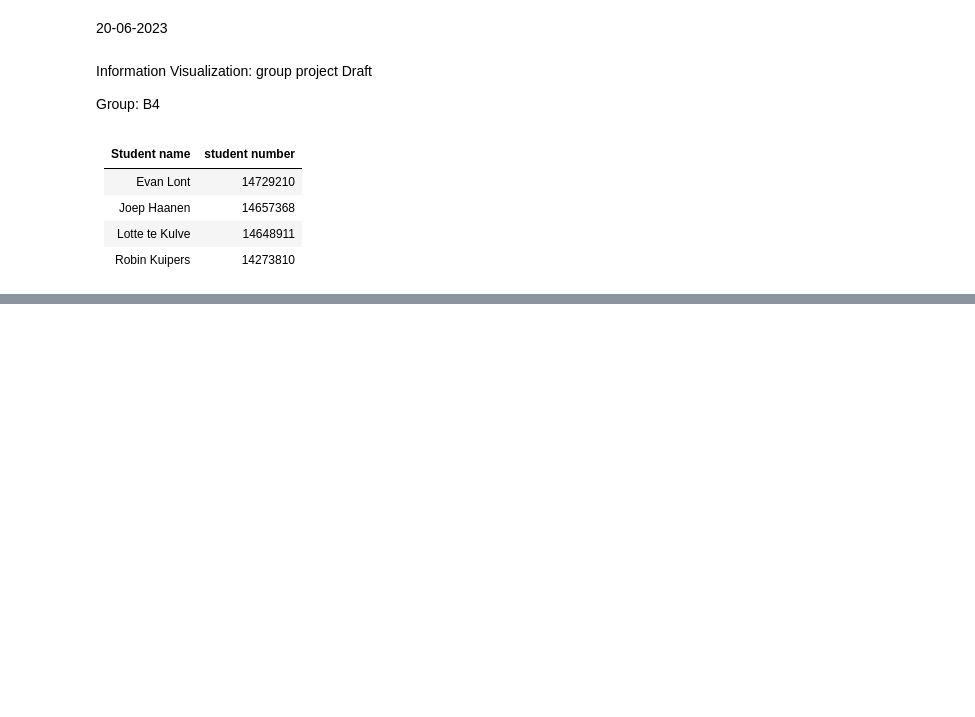
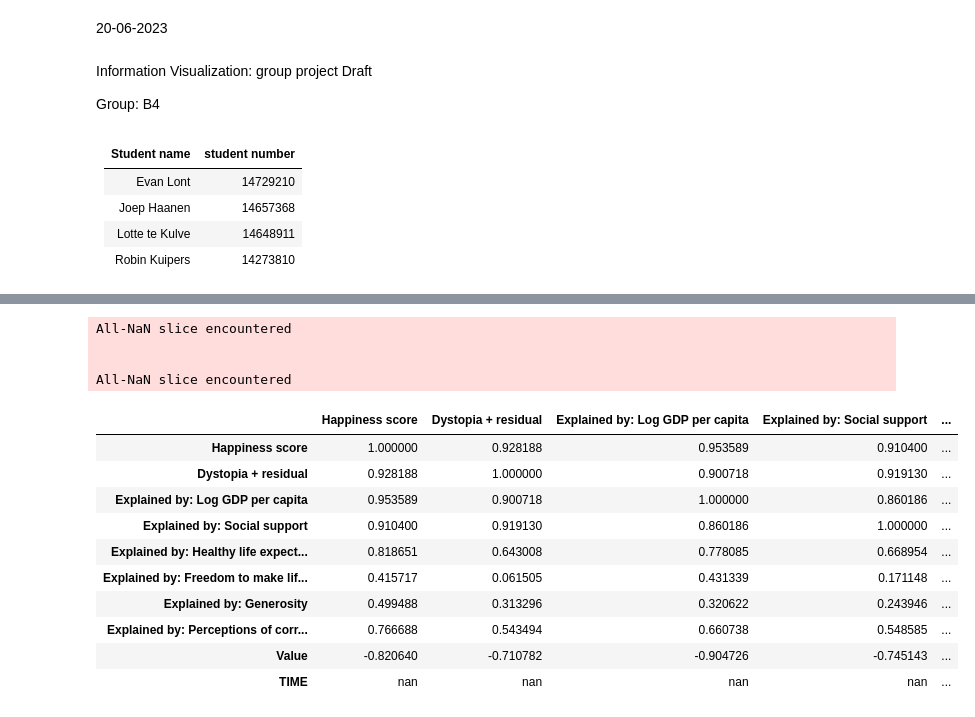
Before and after one commit to rxbinashley/infovisb4, a Jupyter notebook: _sources/docs/draft.ipynb, the cells around one changed output, grey strips where cells are left out. Drawn from its saved outputs; the diff is of its cells as text; code cells hidden in the pictures; blank space fills up the shorter version.

```diff
--- a/_sources/docs/draft.ipynb
+++ b/_sources/docs/draft.ipynb
@@ -449,0 +504,38 @@ The second visualization will be based on the same filtered data and will visual
+# %%
+{
+    "tags": [
+        "hide-input",
+    ]
+}
+
+happiness_2020 = pd.read_csv('happiness_2020-def.csv')
+happiness_2022 = pd.read_csv('happiness_2022-def.csv')
+
+
+happiness_2020 = happiness_2020.drop(['Unnamed: 0'], axis=1)
+happiness_2022 = happiness_2022.drop(['Unnamed: 0'], axis=1)
+
+
+# save countries in df
+low2020 = inflation2020[inflation2020['cut']== 'Low']
+high2020 = inflation2020[inflation2020['cut']== 'High']
+
+low2022 = inflation2022[inflation2022['cut']== 'Low']
+high2022 = inflation2022[inflation2022['cut']== 'High']
+
+infhap20 = pd.concat([happiness_2020.set_index('Country name'), inflation2020.set_index('LOCATION')], axis = 1)
+infhap22 = pd.concat([happiness_2022.set_index('Country'), inflation2022.set_index('LOCATION')], axis = 1)
+
+infhap20 = infhap20.filter(items=['Happiness score', 'Dystopia + residual',
+       'Explained by: Log GDP per capita', 'Explained by: Social support',
+       'Explained by: Healthy life expectancy',
+       'Explained by: Freedom to make life choices',
+       'Explained by: Generosity', 'Explained by: Perceptions of corruption', 'Value',
+       'cut', 'TIME'])
+infhap22 = infhap22.filter(items=['Happiness score', 'Dystopia (1.83) + residual',
+       'Explained by: GDP per capita', 'Explained by: Social support',
+       'Explained by: Healthy life expectancy',
+       'Explained by: Freedom to make life choices',
+       'Explained by: Generosity', 'Explained by: Perceptions of corruption', 'Value', 'cut','TIME'])
+
+df = pd.concat([infhap20,infhap22])
@@ -449,0 +565,18 @@ The second visualization will be based on the same filtered data and will visual
+# %%
+infhap20.corr(method='pearson', min_periods=1, numeric_only=True).style.background_gradient(cmap="Blues")
+# %% [output]
+All-NaN slice encountered
+
+
+All-NaN slice encountered
+|  | Happiness score | Dystopia + residual | Explained by: Log GDP per capita | Explained by: Social support | ... |
+| Happiness score | 1.000000 | 0.928188 | 0.953589 | 0.910400 | ... |
+| Dystopia + residual | 0.928188 | 1.000000 | 0.900718 | 0.919130 | ... |
+| Explained by: Log GDP per capita | 0.953589 | 0.900718 | 1.000000 | 0.860186 | ... |
+| Explained by: Social support | 0.910400 | 0.919130 | 0.860186 | 1.000000 | ... |
+| Explained by: Healthy life expect... | 0.818651 | 0.643008 | 0.778085 | 0.668954 | ... |
+| Explained by: Freedom to make lif... | 0.415717 | 0.061505 | 0.431339 | 0.171148 | ... |
+| Explained by: Generosity | 0.499488 | 0.313296 | 0.320622 | 0.243946 | ... |
+| Explained by: Perceptions of corr... | 0.766688 | 0.543494 | 0.660738 | 0.548585 | ... |
+| Value | -0.820640 | -0.710782 | -0.904726 | -0.745143 | ... |
+| TIME | nan | nan | nan | nan | ... |
```
Also changed, not shown: parts of 51 cells of this notebook, 8 other files.
